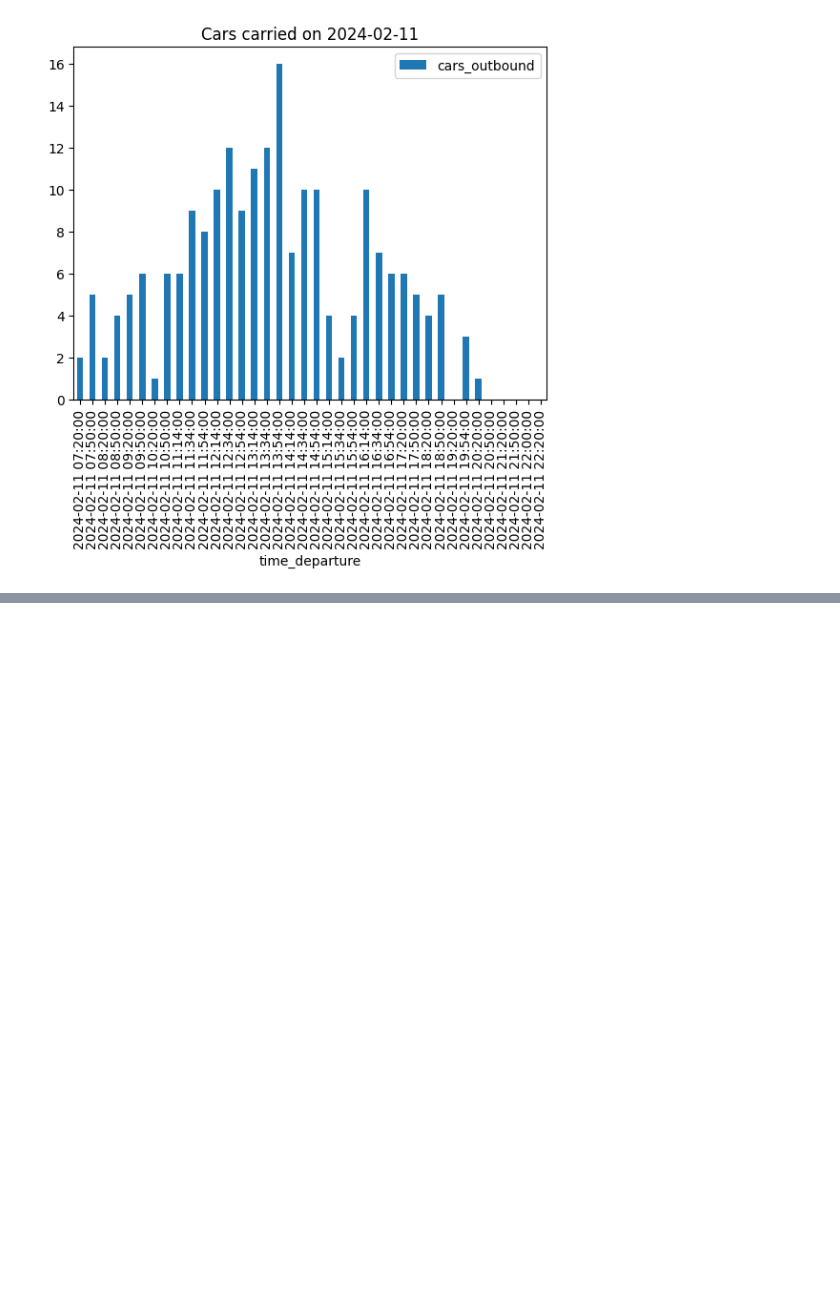
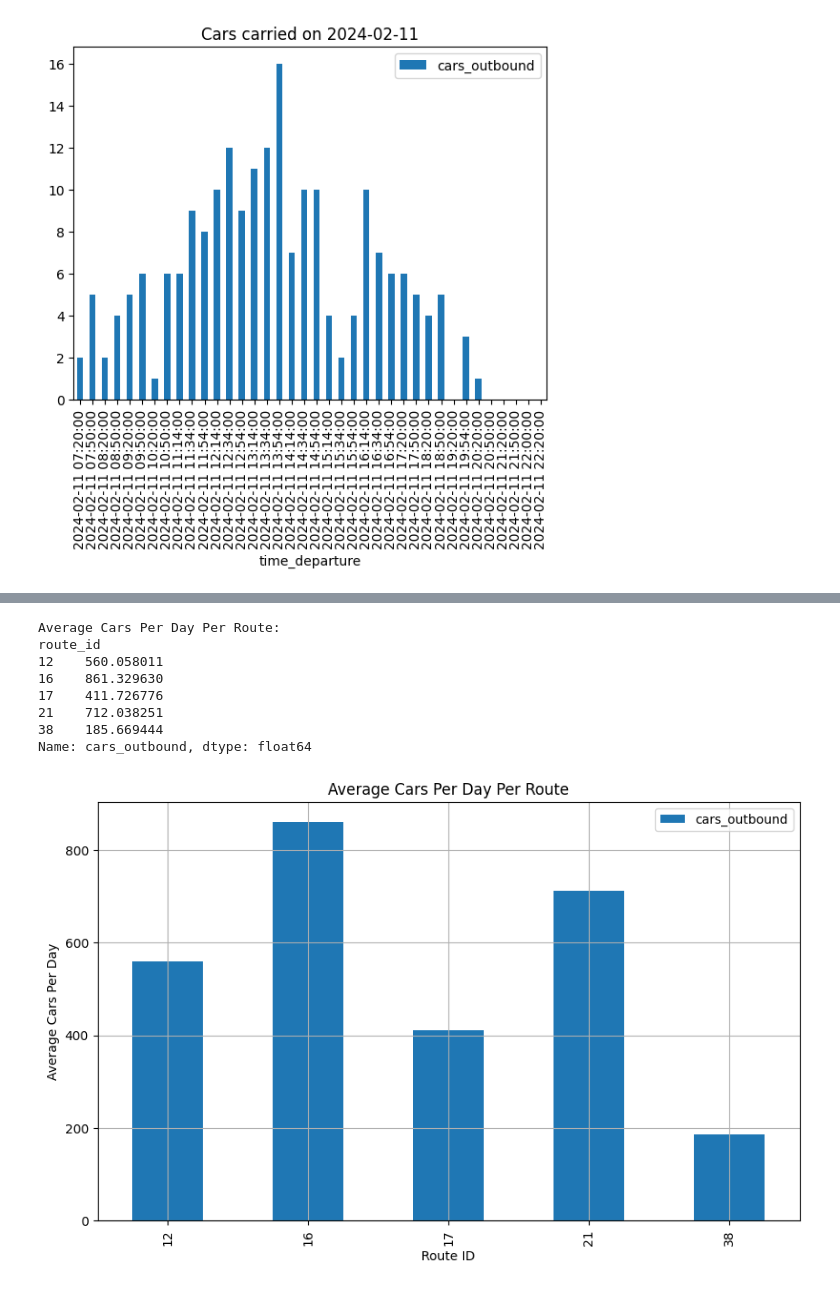
Before and after one commit to alambuyachelsea/hack-a-fleet, a Jupyter notebook: info_collection/ship_usage_data.ipynb, the cells around one changed output, grey strips where cells are left out. Drawn from its saved outputs; the diff is of its cells as text; code cells hidden in the pictures; blank space fills up the shorter version.

```diff
--- a/info_collection/ship_usage_data.ipynb
+++ b/info_collection/ship_usage_data.ipynb
@@ -52,0 +103,28 @@ Empty inbound travels 5
+# %%
+# Group by route_id and date, summing together cars per day
+cars_per_day = trips_df.groupby(["route_id", "date"])["cars_outbound"].sum().reset_index()
+
+# Calculate the daily average for cars per route
+average_cars_per_day = cars_per_day.groupby("route_id")["cars_outbound"].mean()
+
+# Show results
+print("Average Cars Per Day Per Route:")
+print(average_cars_per_day)
+
+# Plot the graph
+average_cars_per_day.plot(kind="bar", title="Average Cars Per Day Per Route", figsize=(10, 6))
+plt.xlabel("Route ID")
+plt.ylabel("Average Cars Per Day")
+plt.legend(loc="upper right")
+plt.grid(True)
+plt.show()
+# %% [output]
+Average Cars Per Day Per Route:
+route_id
+12    560.058011
+16    861.329630
+17    411.726776
+21    712.038251
+38    185.669444
+Name: cars_outbound, dtype: float64
+[figure, added]
```
Also changed, not shown: parts of 7 cells of this notebook.
